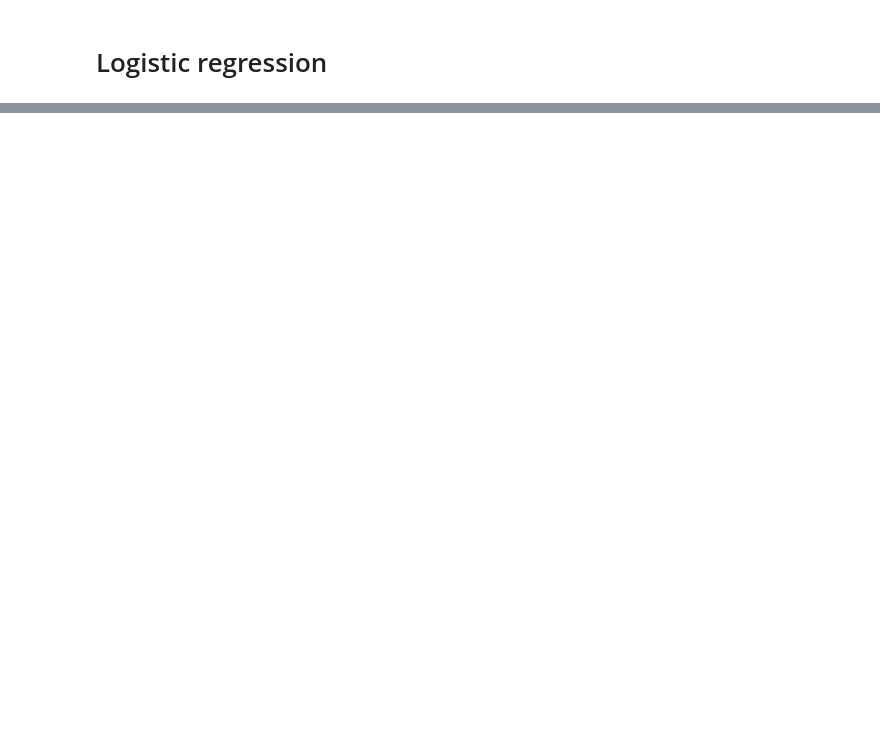
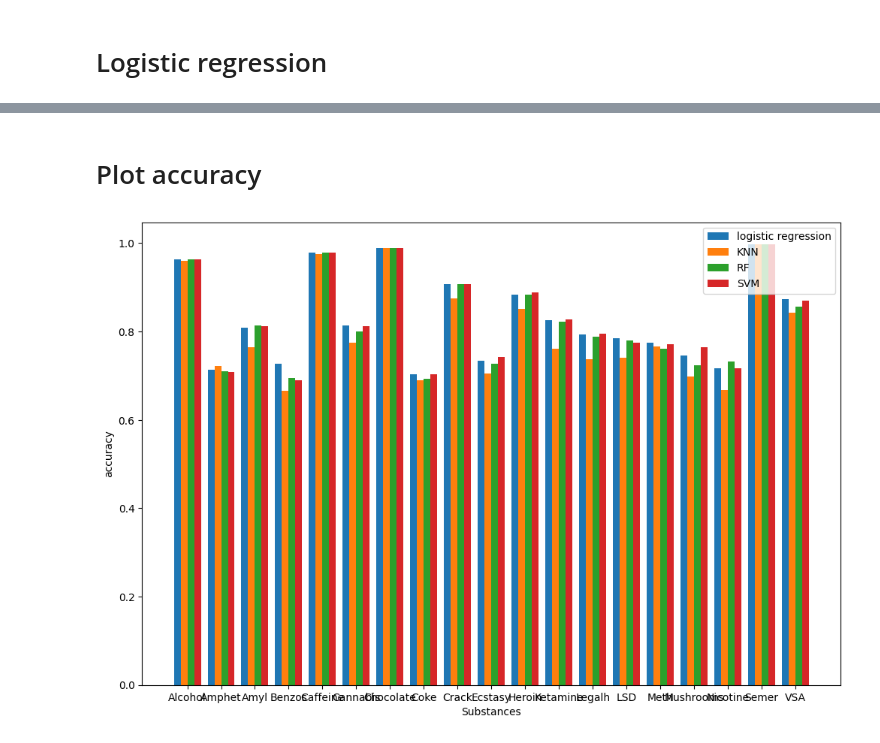
Before and after one commit to TiberioZ/Python-for-Data-Analyse, a Jupyter notebook: APP/Notebooks/train_test.Ipynb, the cells around one changed output, grey strips where cells are left out. Drawn from its saved outputs; the diff is of its cells as text; code cells hidden in the pictures; blank space fills up the shorter version.

```diff
--- a/APP/Notebooks/train_test.Ipynb
+++ b/APP/Notebooks/train_test.Ipynb
@@ -20,7 +20,6 @@ df.head()
 X = df.drop(df.columns[12:31], axis=1)
 y = df["Alcohol"]
 
-X_train, X_test, y_train, y_test = train_test_split(X, y, test_size=0.3, random_state=42)
 X.head()
 # %% [output]
 |  | Age | Gender | Education | Country | Ethnicity | Nscore | Escore | Oscore | Ascore | Cscore | ... |
@@ -191,13 +71,17 @@ def logisticregression(X, y):
     return accuracy_score(y_test, y_pred)
 
 
-drugs = ['Alcohol', 'Cannabis', 'Coke', 'Ecstasy', 'Nicotine']
-accuracies = {}
+drugs = [
+            'Alcohol', 'Amphet', 'Amyl', 'Benzos', 'Caffeine', 'Cannabis', 'Chocolate',
+            'Coke', 'Crack', 'Ecstasy', 'Heroin', 'Ketamine', 'Legalh', 'LSD', 'Meth',
+            'Mushrooms', 'Nicotine', 'Semer', 'VSA'
+        ]
+logisticaccuracies = {}
 
 for drug in drugs:
     y = df[drug]
-    accuracies[drug] = logisticregression(X, y)
+    logisticaccuracies[drug] = logisticregression(X, y)
 
-accuracies
+logisticaccuracies
 # %% [output]
 {'Alcohol': 0.9628647214854111,
@@ -210,5 +105,0 @@ accuracies
-# %%
-y = df["Cannabis"]
-
-X_train, X_test, y_train, y_test = train_test_split(X, y, test_size=0.2, random_state=42)
-y.head()
@@ -276,0 +277,30 @@ Accuracy: 0.8143
+# %% [markdown]
+# Plot accuracy
+# %%
+import matplotlib.pyplot as plt
+import numpy as np
+
+data_dicts = [logisticaccuracies, knnaccuracies, RFaccuracies, SVMaccuracies]
+labels = ['logistic regression', 'KNN', 'RF', 'SVM']
+
+# Extract the keys and values from each dictionary
+categories = list(data_dicts[0].keys())
+values = np.array([list(d.values()) for d in data_dicts])
+
+# Plotting
+fig, ax = plt.subplots(figsize=(12, 8))
+bar_width = 0.2
+bar_positions = np.arange(len(categories))
+
+for i, data_dict in enumerate(data_dicts):
+    ax.bar(bar_positions + i * bar_width, list(data_dict.values()), width=bar_width, label=f'Data {i+1}')
+
+ax.set_xticks(bar_positions + (len(data_dicts) - 1) * bar_width / 2)
+ax.set_xticklabels(categories)
+ax.set_xlabel('Substances')
+ax.set_ylabel('accuracy')
+ax.legend(labels)
+
+plt.show()
+# %% [output]
+[figure, added]
```
Also changed, not shown: parts of 26 cells of this notebook, 2 other files.
